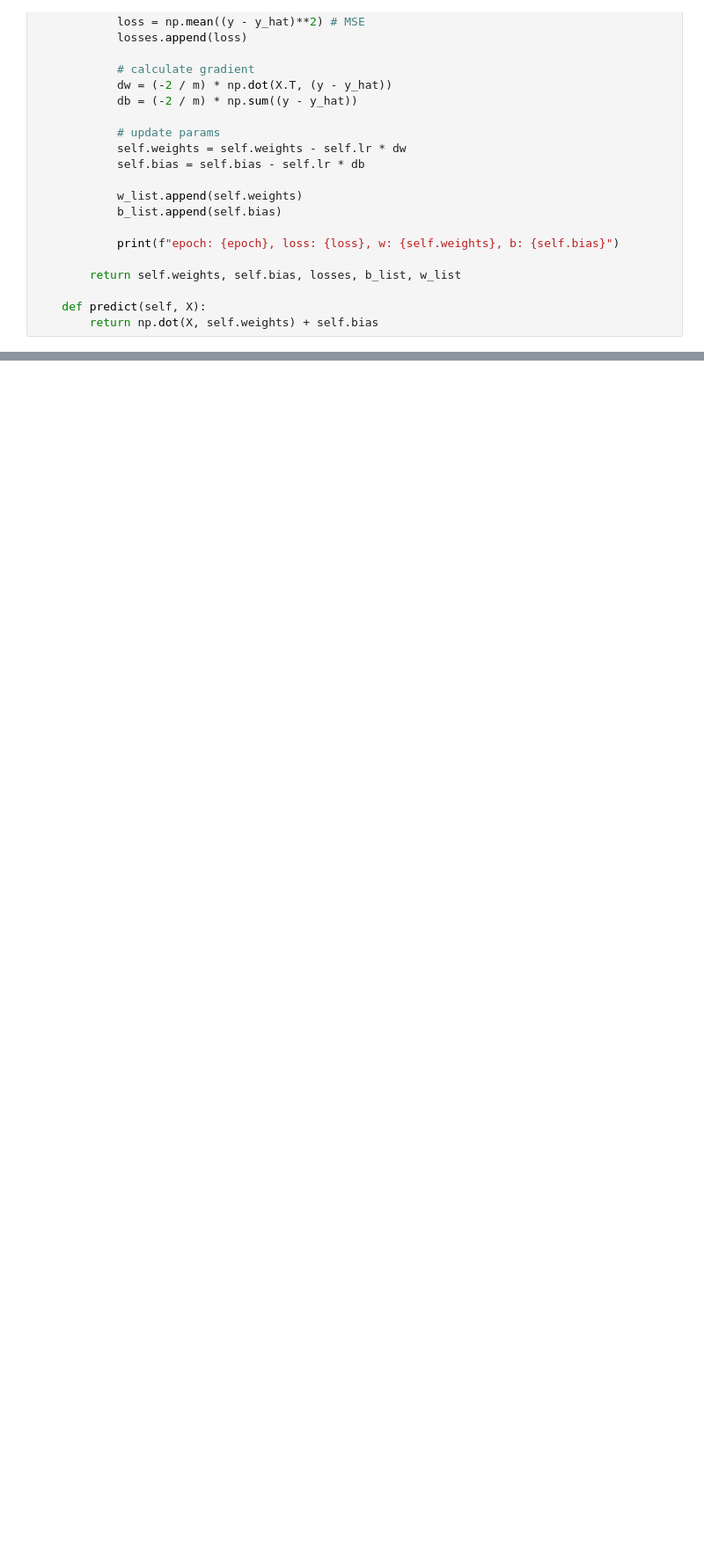
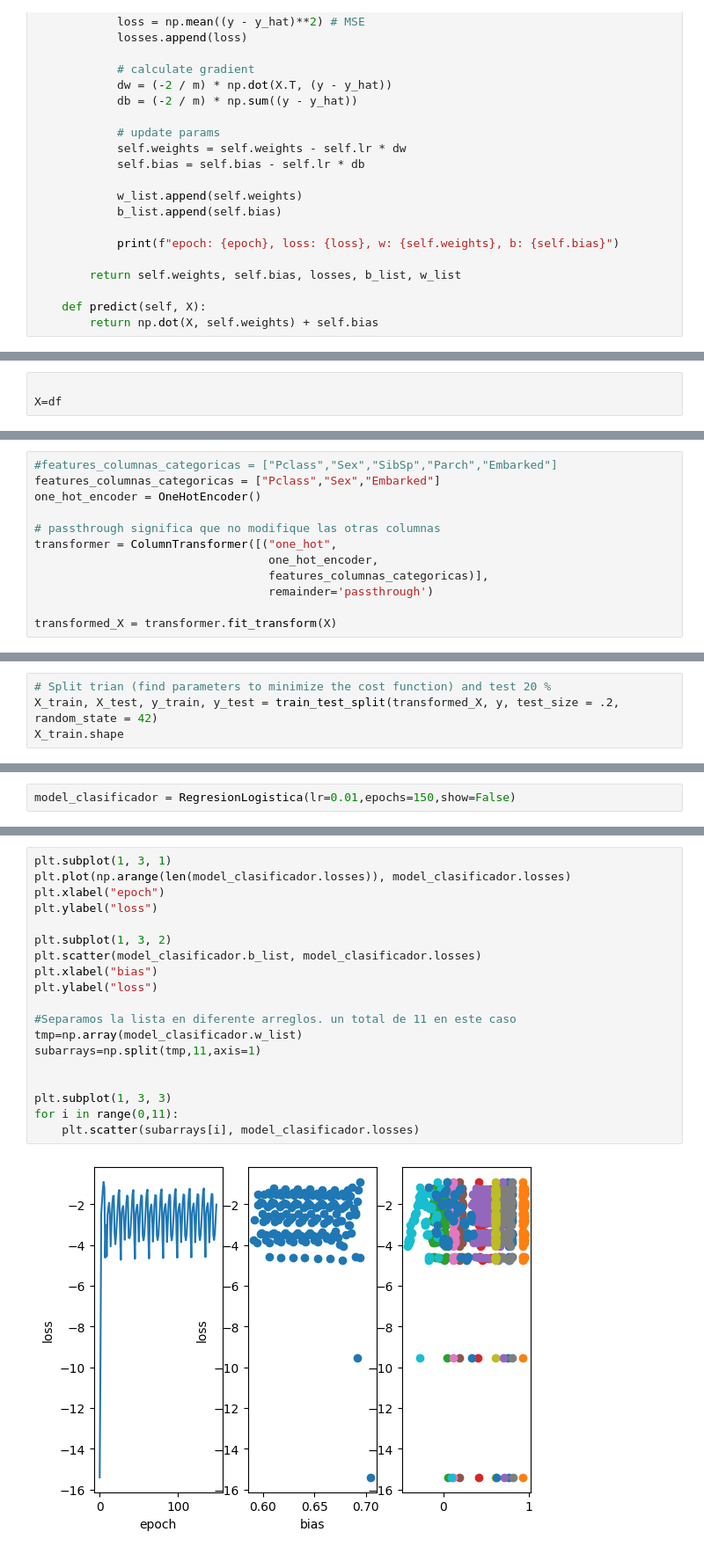
Before and after one commit to LeonardoBolanos/machine_learning_s3_2024, a Jupyter notebook: notebooks/5.0-lobr-titanic-logistic-regresion.ipynb, the cells around one changed output, grey strips where cells are left out. Shown at 88% size. Drawn from its saved outputs; the diff is of its cells as text; blank space fills up the shorter version.

```diff
--- a/notebooks/5.0-lobr-titanic-logistic-regresion.ipynb
+++ b/notebooks/5.0-lobr-titanic-logistic-regresion.ipynb
@@ -424,0 +449,3 @@ X_train.shape
+# %%
+
+X=df
@@ -424,0 +475,12 @@ X_train.shape
+# %%
+#features_columnas_categoricas = ["Pclass","Sex","SibSp","Parch","Embarked"]
+features_columnas_categoricas = ["Pclass","Sex","Embarked"]
+one_hot_encoder = OneHotEncoder()
+
+# passthrough significa que no modifique las otras columnas
+transformer = ColumnTransformer([("one_hot",
+                                  one_hot_encoder,
+                                  features_columnas_categoricas)],
+                                  remainder='passthrough')
+
+transformed_X = transformer.fit_transform(X)
@@ -424,0 +492,4 @@ X_train.shape
+# %%
+# Split trian (find parameters to minimize the cost function) and test 20 %
+X_train, X_test, y_train, y_test = train_test_split(transformed_X, y, test_size = .2, random_state = 42)
+X_train.shape
@@ -424,0 +500,2 @@ X_train.shape
+# %%
+model_clasificador = RegresionLogistica(lr=0.01,epochs=150,show=False)
@@ -424,0 +504,21 @@ X_train.shape
+# %%
+plt.subplot(1, 3, 1)
+plt.plot(np.arange(len(model_clasificador.losses)), model_clasificador.losses)
+plt.xlabel("epoch")
+plt.ylabel("loss")
+
+plt.subplot(1, 3, 2)
+plt.scatter(model_clasificador.b_list, model_clasificador.losses)
+plt.xlabel("bias")
+plt.ylabel("loss")
+
+#Separamos la lista en diferente arreglos. un total de 11 en este caso
+tmp=np.array(model_clasificador.w_list)
+subarrays=np.split(tmp,11,axis=1)
+
+
+plt.subplot(1, 3, 3)
+for i in range(0,11):
+    plt.scatter(subarrays[i], model_clasificador.losses)
+# %% [output]
+[figure, added]
```
Also changed, not shown: parts of 44 cells of this notebook.
